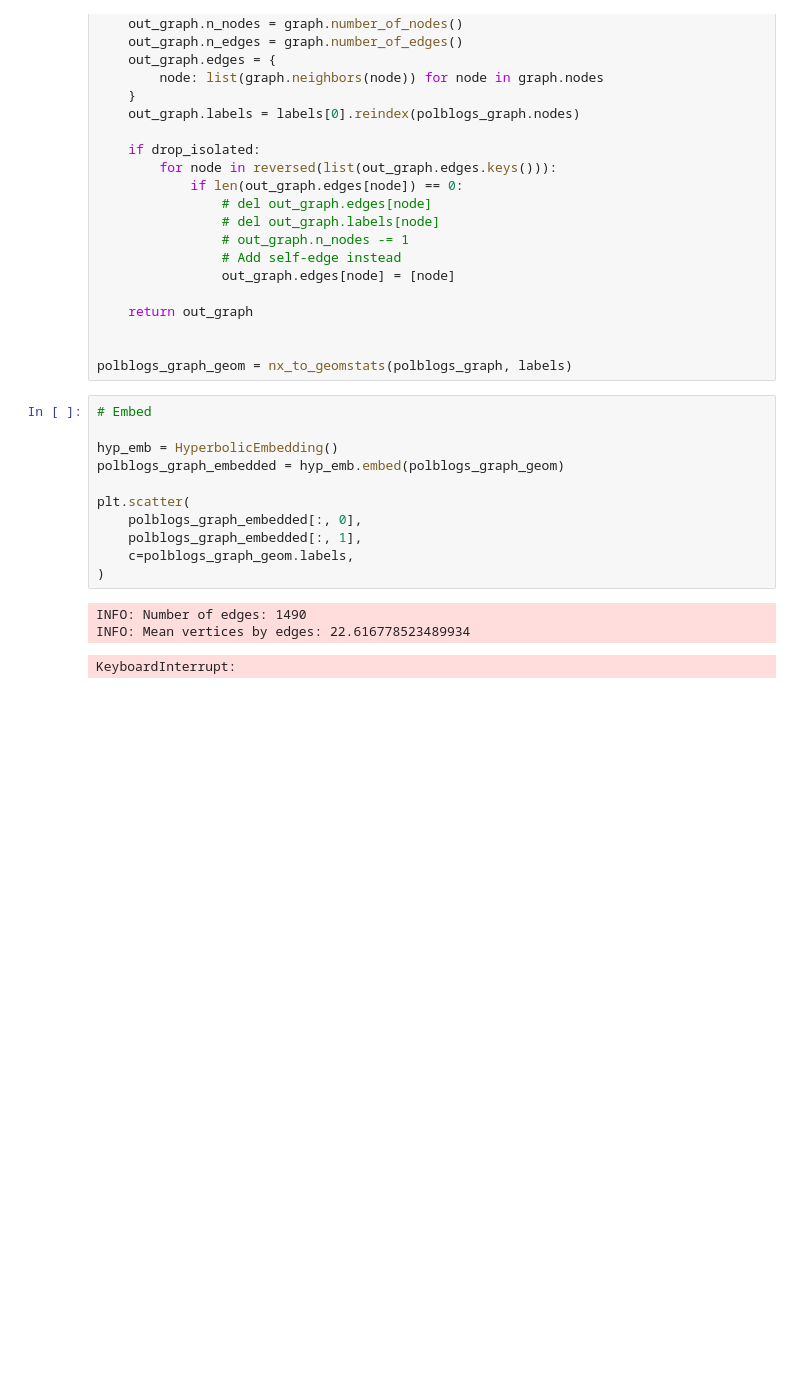
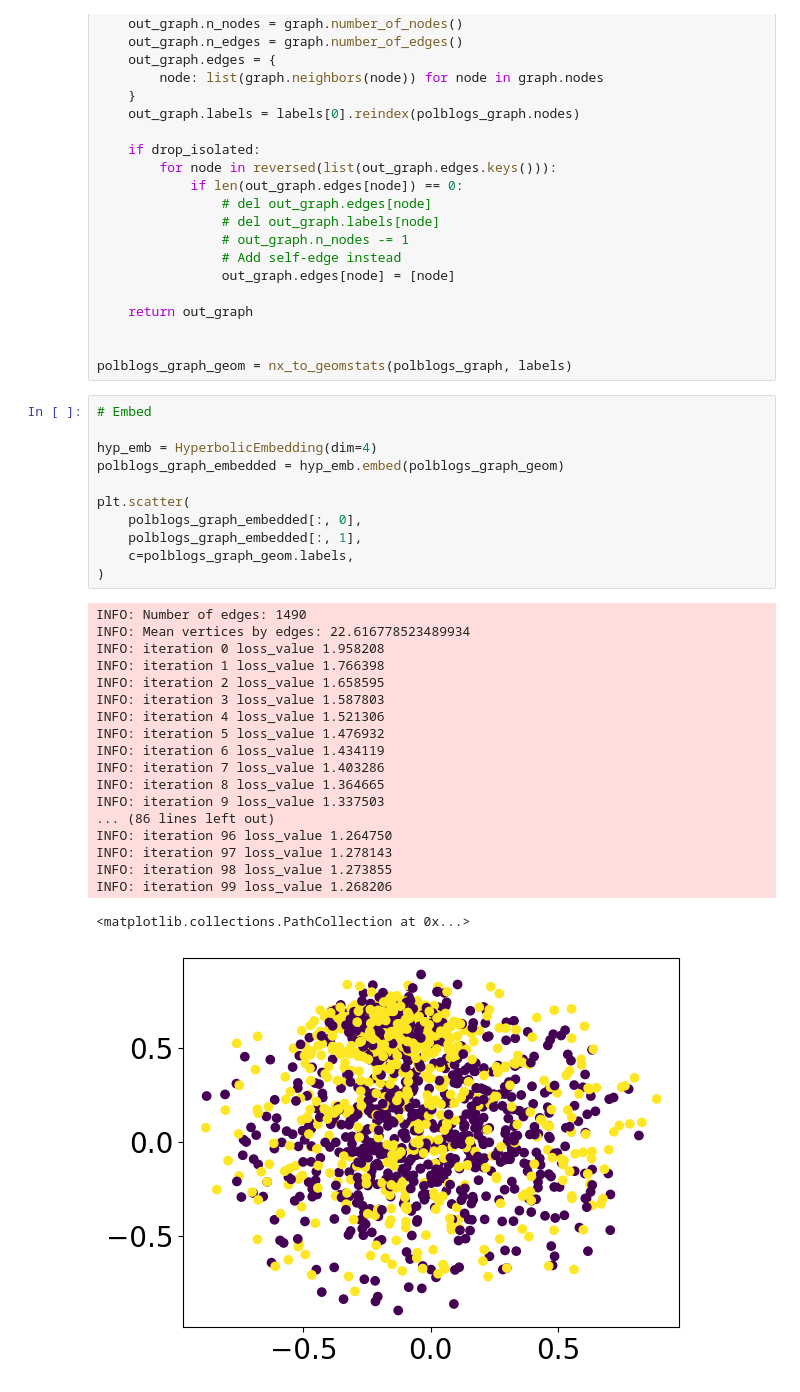
Before and after one commit to pchlenski/hyperdt, a Jupyter notebook: 4_graphs.ipynb, the cells around one changed output. Drawn from its saved outputs; the diff is of its cells as text; blank space fills up the shorter version.

```diff
--- a/4_graphs.ipynb
+++ b/4_graphs.ipynb
@@ -395,15 +395,31 @@ polblogs_graph_geom = nx_to_geomstats(polblogs_graph, labels)
 # %%
 # Embed
 
-hyp_emb = HyperbolicEmbedding()
+hyp_emb = HyperbolicEmbedding(dim=4)
 polblogs_graph_embedded = hyp_emb.embed(polblogs_graph_geom)
 
 plt.scatter(
     polblogs_graph_embedded[:, 0],
     polblogs_graph_embedded[:, 1],
     c=polblogs_graph_geom.labels,
 )
 # %% [output]
 INFO: Number of edges: 1490
 INFO: Mean vertices by edges: 22.616778523489934
+INFO: iteration 0 loss_value 1.958208
+INFO: iteration 1 loss_value 1.766398
+INFO: iteration 2 loss_value 1.658595
+INFO: iteration 3 loss_value 1.587803
+INFO: iteration 4 loss_value 1.521306
+INFO: iteration 5 loss_value 1.476932
+INFO: iteration 6 loss_value 1.434119
+INFO: iteration 7 loss_value 1.403286
+INFO: iteration 8 loss_value 1.364665
+INFO: iteration 9 loss_value 1.337503
+... (86 lines left out)
+INFO: iteration 96 loss_value 1.264750
+INFO: iteration 97 loss_value 1.278143
+INFO: iteration 98 loss_value 1.273855
+INFO: iteration 99 loss_value 1.268206
-KeyboardInterrupt:
+<matplotlib.collections.PathCollection at 0x...>
+[figure, added]
```
Also changed, not shown: parts of 9 cells of this notebook, 3 other files.
